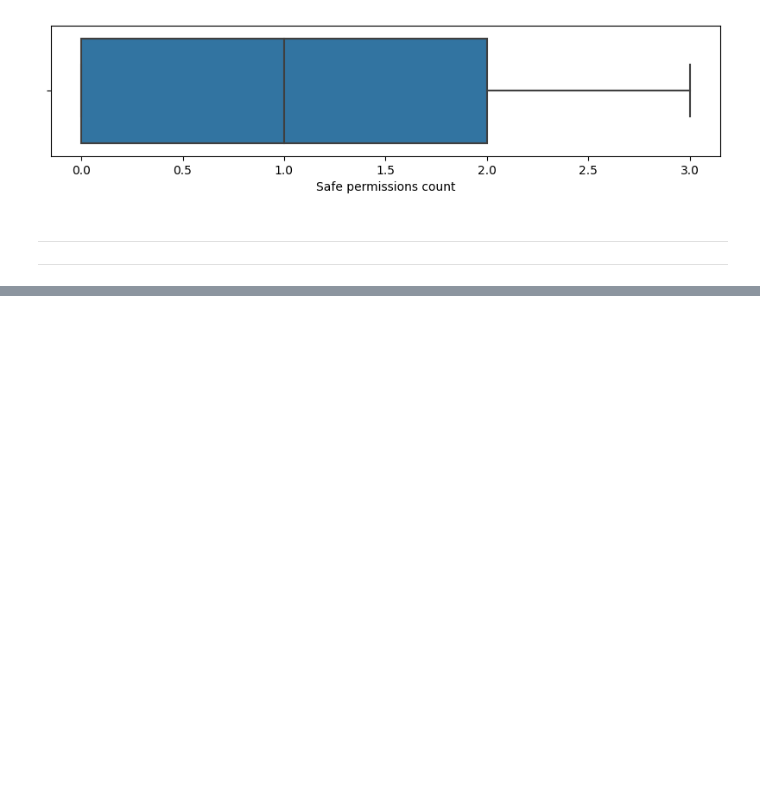
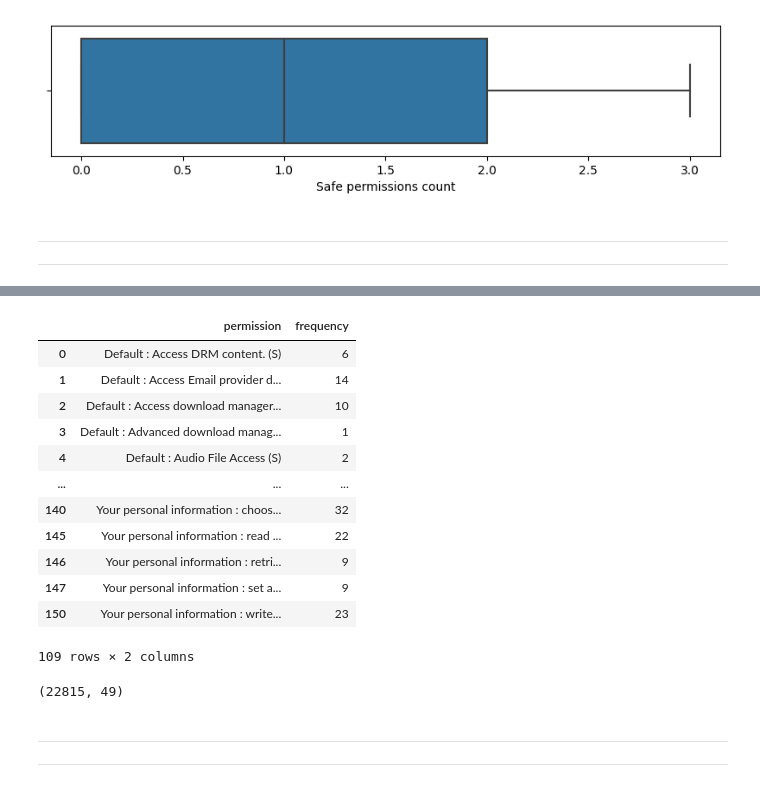
Before and after one commit to kunalNbadgujar/ANDROID-AUTHENTICITY-PREDICTION, a Jupyter notebook: team_ANDROID_AUTHENTICITY_PREDICTION.ipynb, the cells around one changed output, grey strips where cells are left out. Cells and saved outputs as stored; diff of their text form; code cells hidden in the pictures; blank space fills up the shorter version.

```diff
--- a/team_ANDROID_AUTHENTICITY_PREDICTION.ipynb
+++ b/team_ANDROID_AUTHENTICITY_PREDICTION.ipynb
@@ -984,0 +1010,17 @@ xticks(font=20)
+# %%
+less_uses_colummns =  permission_columns_sum[permission_columns_sum['frequency']<201]
+less_uses_colummns
+# %% [output]
+|  | permission | frequency |
+| 0 | Default : Access DRM content. (S) | 6 |
+| 1 | Default : Access Email provider d... | 14 |
+| 2 | Default : Access download manager... | 10 |
+| 3 | Default : Advanced download manag... | 1 |
+| 4 | Default : Audio File Access (S) | 2 |
+| ... | ... | ... |
+| 140 | Your personal information : choos... | 32 |
+| 145 | Your personal information : read ... | 22 |
+| 146 | Your personal information : retri... | 9 |
+| 147 | Your personal information : set a... | 9 |
+| 150 | Your personal information : write... | 23 |
+109 rows × 2 columns
@@ -984,0 +1031,4 @@ xticks(font=20)
+# %%
+df.shape
+# %% [output]
+(22815, 49)
@@ -984,0 +1037,8 @@ xticks(font=20)
+# %% [markdown]
+
+
+---
+
+
+
+---
```
Also changed, not shown: parts of 11 cells of this notebook.
